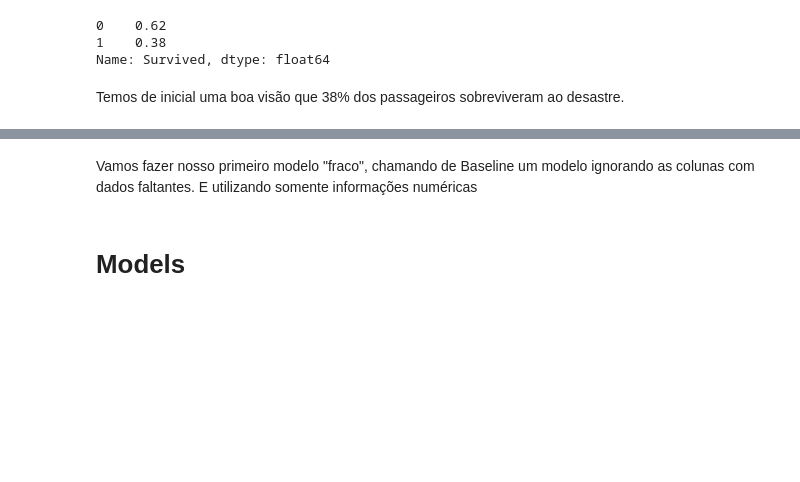
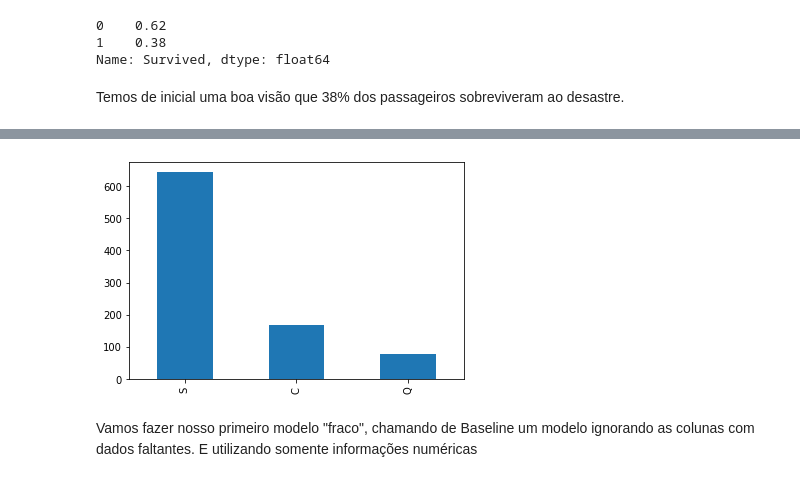
Before and after one commit to thiago-ouverney/Kaggle_Titanic, a Jupyter notebook: Thiago_notebook.ipynb, the cells around one changed output, grey strips where cells are left out. Cells and saved outputs as stored; diff of their text form; code cells hidden in the pictures; blank space fills up the shorter version.

```diff
--- a/Notebooks/Analise.ipynb
+++ b/Thiago_notebook.ipynb
@@ -105,0 +129,12 @@ dtype: int64
+# %%
+pd.options.display.max_rows = 50
+
+x = df.drop("Survived",axis=1).copy()
+x["Name"] = x["Name"].str.replace(",|\.|\(|\)|\"|Mrs|Mr|Miss","",regex=True)
+x["Name"] = x["Name"].str.replace("\W[A-Z]\W","",regex=True)
+x["Name"] = x["Name"].str.replace("\W[A-Z]$","",regex=True)
+x["Name"] = x["Name"].str.replace("  "," ",regex=True)
+x["Name_List"] = x["Name"].apply(lambda x: x.split(" "))
+x["Last_Name"] = x["Name_List"].apply(lambda x: x[-1])
+x["Prev_Last_Name"] = x["Name_List"].apply(lambda x: x[-2])
+x.drop(["Name","Name_List"],axis=1,inplace=True)
@@ -105,0 +158,10 @@ dtype: int64
+# %%
+from sklearn.preprocessing import MultiLabelBinarizer
+
+mlb = MultiLabelBinarizer(sparse_output=True)
+
+x = x.join(
+            pd.DataFrame.sparse.from_spmatrix(
+                mlb.fit_transform(x.pop('teste')),
+                index=x.index,
+                columns=mlb.classes_))
@@ -106,2 +201,7 @@ dtype: int64
+# %%
+x.Embarked.value_counts().plot(kind='bar')
+plt.show()
+# %% [output]
+[figure, added]
 # %% [markdown]
 Vamos fazer nosso primeiro modelo "fraco", chamando de Baseline um modelo ignorando as colunas com dados faltantes.  E utilizando somente informações numéricas
@@ -128,2 +207,0 @@ get_colums_names = FunctionTransformer(saving_columns,validate=False)
-# %% [markdown]
-# Models
```
Also changed, not shown: parts of 47 cells of this notebook, 5 other files.
